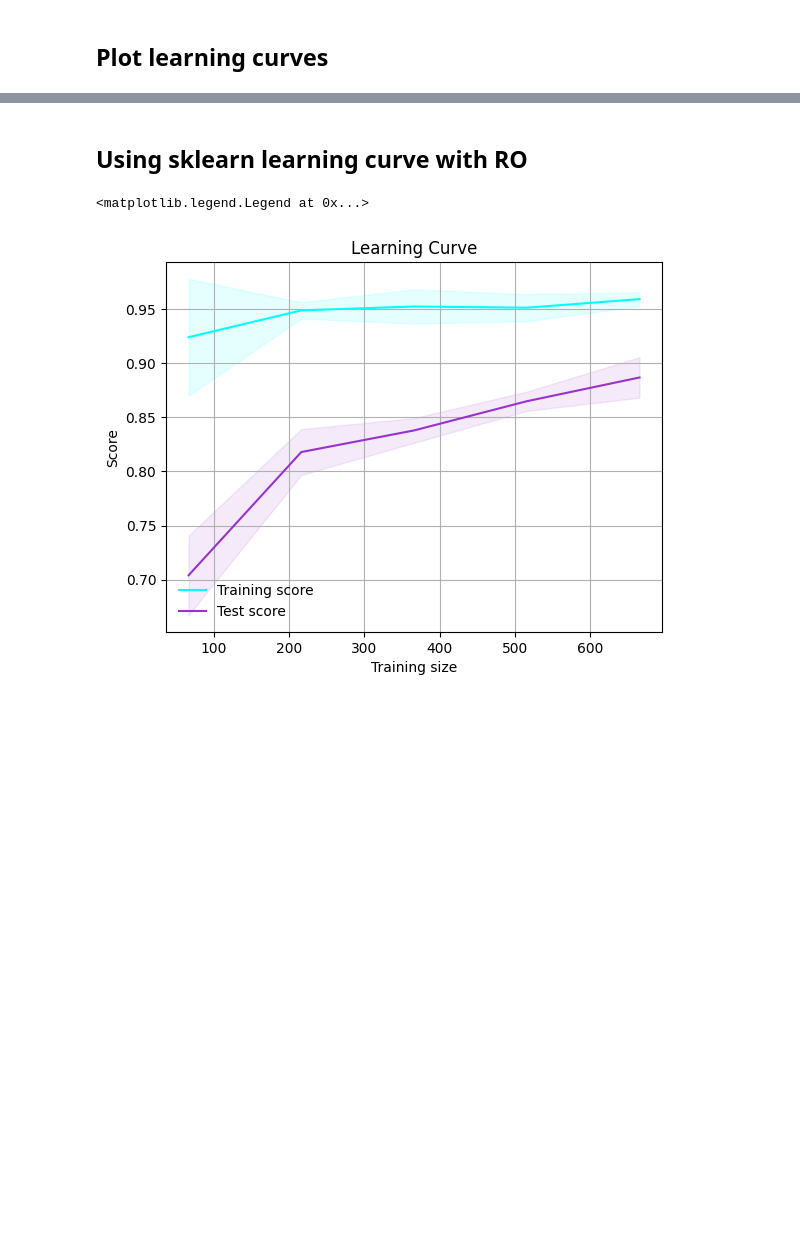
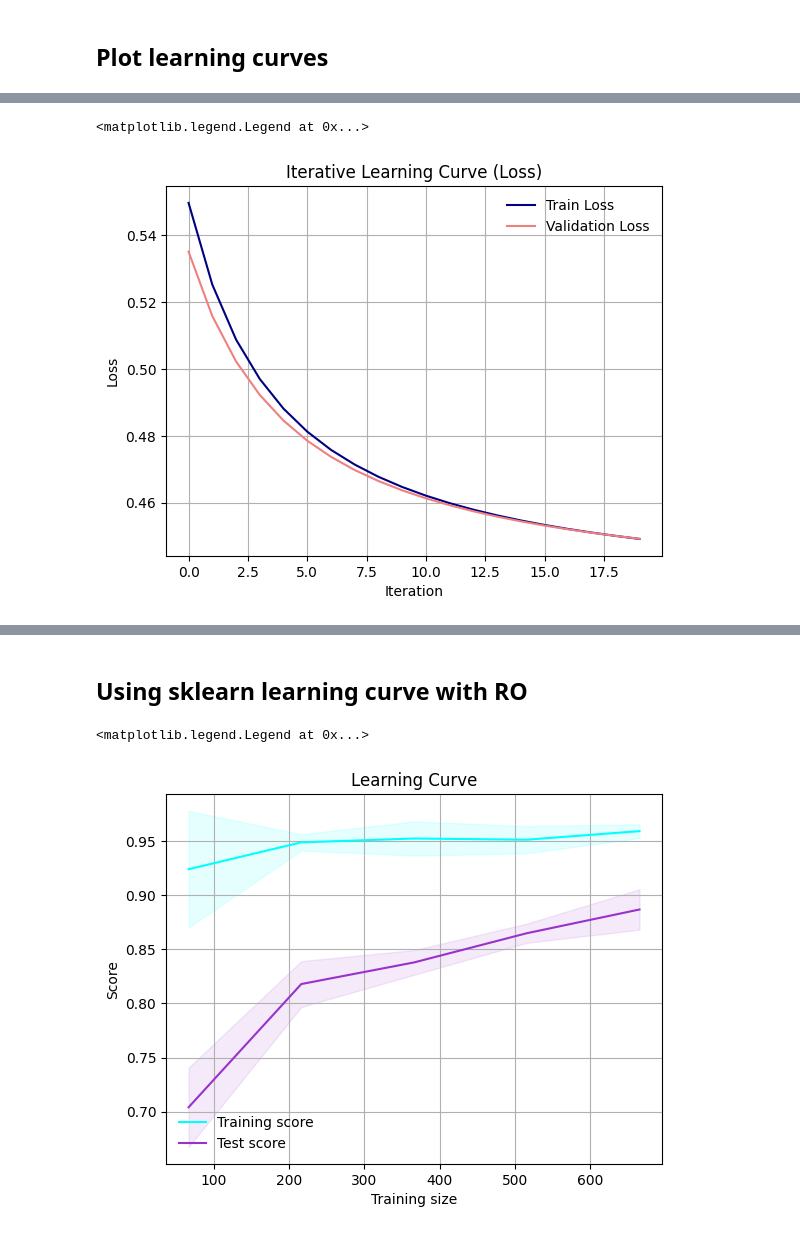
Before and after one commit to ankitrahejagatech/7641HW1, a Jupyter notebook: notebooks/backprop_network.ipynb, the cells around one changed output, grey strips where cells are left out. Cells and saved outputs as stored; diff of their text form; code cells hidden in the pictures; blank space fills up the shorter version.

```diff
--- a/notebooks/backprop_network.ipynb
+++ b/notebooks/backprop_network.ipynb
@@ -58,0 +246,12 @@ plt.legend(frameon=False)
+# %%
+#20 iterarions
+plt.plot(net.history[:, 'train_loss'], label='Train Loss', color='navy')
+plt.plot(net.history[:, 'valid_loss'], label='Validation Loss', color='lightcoral')
+plt.xlabel("Iteration")
+plt.ylabel("Loss")
+plt.title("Iterative Learning Curve (Loss)")
+plt.grid(visible=True)
+plt.legend(frameon=False)
+# %% [output]
+<matplotlib.legend.Legend at 0x...>
+[figure, added]
```
Also changed, not shown: parts of 19 cells of this notebook.
